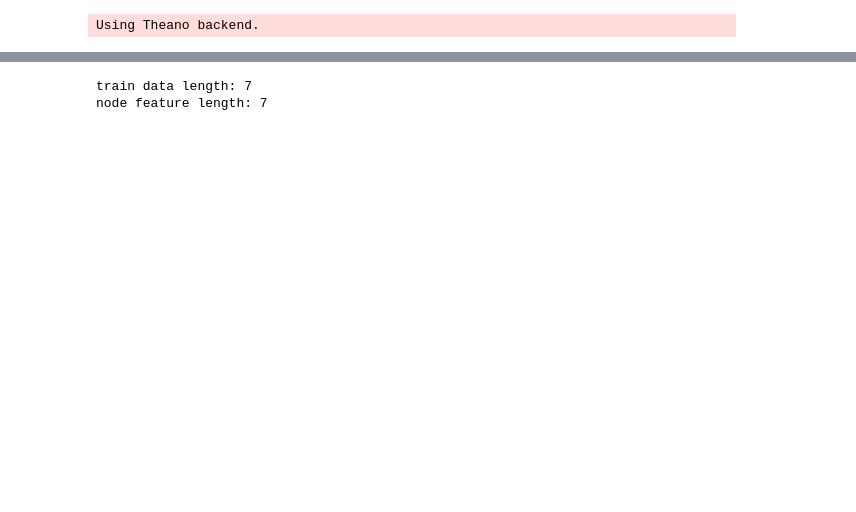
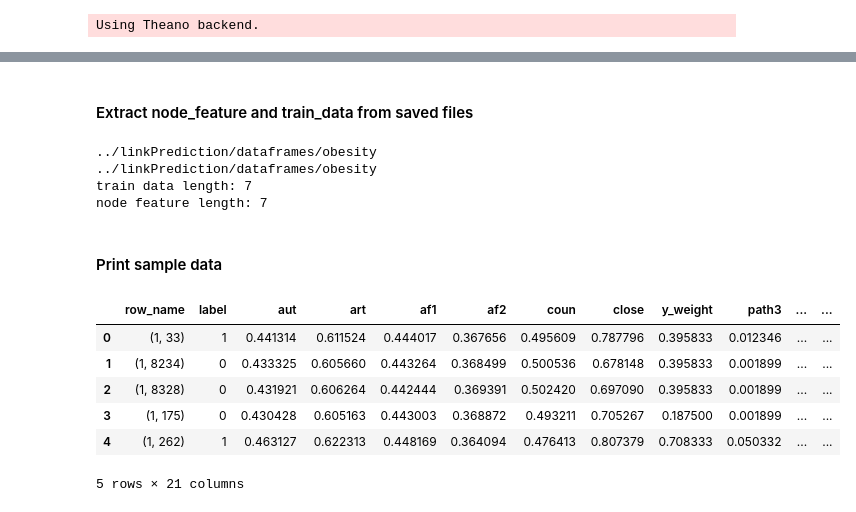
Before and after one commit to ffaisal93/linkPrediction, a Jupyter notebook: link_prediction.ipynb, the cells around one changed output, grey strips where cells are left out. Cells and saved outputs as stored; diff of their text form; code cells hidden in the pictures; blank space fills up the shorter version.

```diff
--- a/link_prediction.ipynb
+++ b/link_prediction.ipynb
@@ -41,15 +42,22 @@ importlib.reload(ut)
 # %%
-select_domain  = 0 #0:apnea ro 1:obesity
+#########dataset and domain selection : sleep apnea: 0 ; obesity:1
+importlib.reload(ut)
+select_domain  = 1
 domain = ['apnea','obesity']
 root = '../linkPrediction/'
 filepath=[['dataset/apnea-all,3.csv',
          'dataset/apnea-distinct_keyword.csv'],
         ['dataset/obesity-all,3.csv',
          'dataset/obesity-distinct_keyword.csv']]
+########path to save graph files
 graphpath=root+'graphs/'+domain[select_domain]
+########path to save result files, data files and resultent figures
 datapath=root+'dataframes/'+domain[select_domain]
+#path to save classification models
 modelpath=root+'models/'+domain[select_domain]
+########columns with sub-columns
 column_split=['keyword','author_name','affiliation_1','affiliation_2','country']
-#time=[parent_start_year, train_start_year, test_start_year, total_test_period_in_year, total_year_in_each_iteration]
-time=[2007,2008,2015,1,1,200]
+#time=[parent_year, train:start_year, test:start_year, no_of_test_years(1), total_year_in_each_iteration, no of grandparents]
+time=[2007,2008,2015,1,1,20]
+######load dataset and keyword list into dataframes
 df, key_list = ut.load_dataset(filepath[select_domain], column_split)
@@ -60,5 +72,5 @@ graphpath
 # %%
-#dynamic train graphs and test graph build and save in disk
+#######graph building and saving in graphpath: train graph, test graph and parent graph(previous year of train graph)
 importlib.reload(gr)
-time=[1991,1992,1994,1,1,20]
+time=[2007,2008,2015,1,1,20]
 gr.dynamic_train_test_graph_build(df, key_list, graphpath, time)
@@ -73,5 +79,4 @@ gr.dynamic_train_test_graph_build(df, key_list, graphpath, time)
 # %%
-#load all graphs
-time=[1991,1992,1994,1,1,20]
+# time=[1991,1992,1994,1,1,20]
 g_train, g_test, g_parent, g_train_static, g_test_static = gr.graph_load(graphpath, time)
 # %% [output]
@@ -145,16 +133,26 @@ except NameError:
-# %%
-# ###Extract from file
-filename= domain[select_domain]+"-train_data_"+str(time[1])+"-"+str(time[2])+".pkl"
-filename_path = os.path.join(datapath,filename)
-with open(filename_path,"rb") as f:
-    train_data = pickle.load(f)
-    print('train data length:',len(train_data))
-
-filename= domain[select_domain]+"-node_feature_"+str(time[1])+"-"+str(time[2])+".pkl"
-filename_path = os.path.join(datapath,filename)
-with open(filename_path,"rb") as f:
-    node_feature = pickle.load(f)
-    print('node feature length:',len(node_feature))
-# %% [output]
-train data length: 7
-node feature length: 7
+# %% [markdown]
+#### Extract node_feature and train_data from saved files
+# %%
+importlib.reload(ut)
+train_data = ut.load_data(datapath, domain[select_domain], "train_data", time)
+node_feature = ut.load_data(datapath, domain[select_domain], "node_feature", time)
+print('train data length:',len(train_data))
+print('node feature length:',len(node_feature))
+# %% [output]
+../linkPrediction/dataframes/obesity
+../linkPrediction/dataframes/obesity
+train data length: 7
+node feature length: 7
+# %% [markdown]
+#### Print sample data
+# %%
+#node_feature[2008].head()
+train_data[2008].head()
+# %% [output]
+|  | row_name | label | aut | art | af1 | af2 | coun | close | y_weight | path3 | ... | ... |
+| 0 | (1, 33) | 1 | 0.441314 | 0.611524 | 0.444017 | 0.367656 | 0.495609 | 0.787796 | 0.395833 | 0.012346 | ... | ... |
+| 1 | (1, 8234) | 0 | 0.433325 | 0.605660 | 0.443264 | 0.368499 | 0.500536 | 0.678148 | 0.395833 | 0.001899 | ... | ... |
+| 2 | (1, 8328) | 0 | 0.431921 | 0.606264 | 0.442444 | 0.369391 | 0.502420 | 0.697090 | 0.395833 | 0.001899 | ... | ... |
+| 3 | (1, 175) | 0 | 0.430428 | 0.605163 | 0.443003 | 0.368872 | 0.493211 | 0.705267 | 0.187500 | 0.001899 | ... | ... |
+| 4 | (1, 262) | 1 | 0.463127 | 0.622313 | 0.448169 | 0.364094 | 0.476413 | 0.807379 | 0.708333 | 0.050332 | ... | ... |
+5 rows × 21 columns
```
Also changed, not shown: parts of 41 cells of this notebook, 8 other files.
